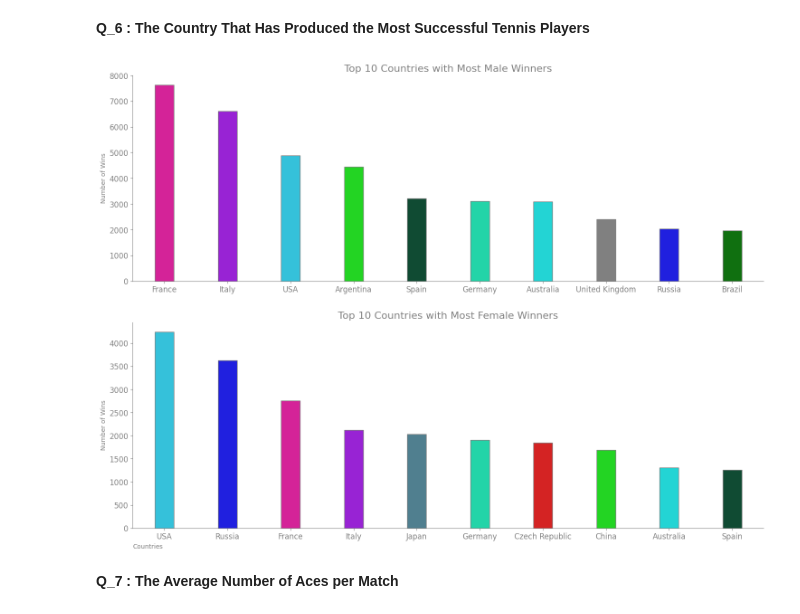
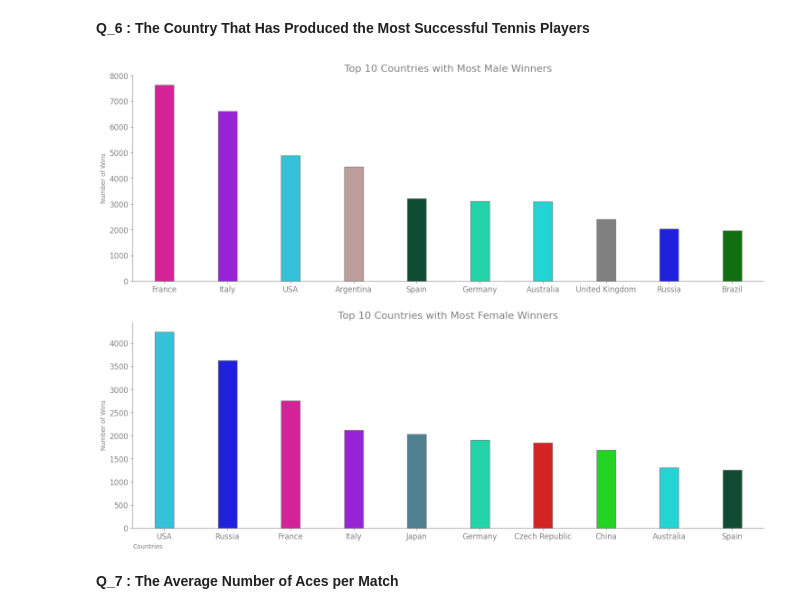
Before and after one commit to Alirezasmoradi/Tennis_PJ, a Jupyter notebook: tennis_project.ipynb, the cells around one changed output. Drawn from its saved outputs; the diff is of its cells as text; code cells hidden in the pictures.

```diff
--- a/tennis_project.ipynb
+++ b/tennis_project.ipynb
@@ -230,7 +230,7 @@ male_winners = male_winners.assign(
         np.where(x["Country"].eq("France"), "#F205A1",
         np.where(x["Country"].eq("Italy"), "#A105F2",
         np.where(x["Country"].eq("USA") , "#1AD4F5",
-        np.where(x["Country"].eq("Argentina"), "#05F205",
+        np.where(x["Country"].eq("Argentina"), "#c39797",
         np.where(x["Country"].eq("Spain"), "#065535",
         np.where(x["Country"].eq("Germany"), "#05F2B7",
         np.where(x["Country"].eq("Australia"), "#05F2F2",
@@ -294,34 +294,34 @@ ax[0].get_legend().remove()
 
 sns.barplot(
     data = female_winners ,
     x = "Country",
     y = "Number of wins",
     ax = ax[1],
     palette = list(female_winners["country_color"].values),
     hue = "country_color",
     edgecolor = "gray",
     width = 0.3
 )
 
 ax[1].spines[["left", "bottom"]].set_color("gray")
 ax[1].spines[["right", "top"]].set_visible(False)
 
 ax[1].set_title("Top 10 Countries with Most Female Winners", fontsize=16, color="gray")
 
 ax[1].tick_params( axis ="x" ,
              colors = "gray",
              labelsize = "large")
 
 ax[1].tick_params( axis ="y" ,
              colors = "gray",
              labelsize = "large")
 
 ax[1].set_xlabel("Countries", color="gray",loc= "left")
 ax[1].set_ylabel("Number of Wins", color="gray", loc="center")
 
 ax[1].get_legend().remove()
 # %% [output]
-[figure, old version]
+[figure, new version]
 # %% [markdown]
 **Q_7 : The Average Number of Aces per Match**
 # %%
```
Also changed, not shown: parts of 16 cells of this notebook.
